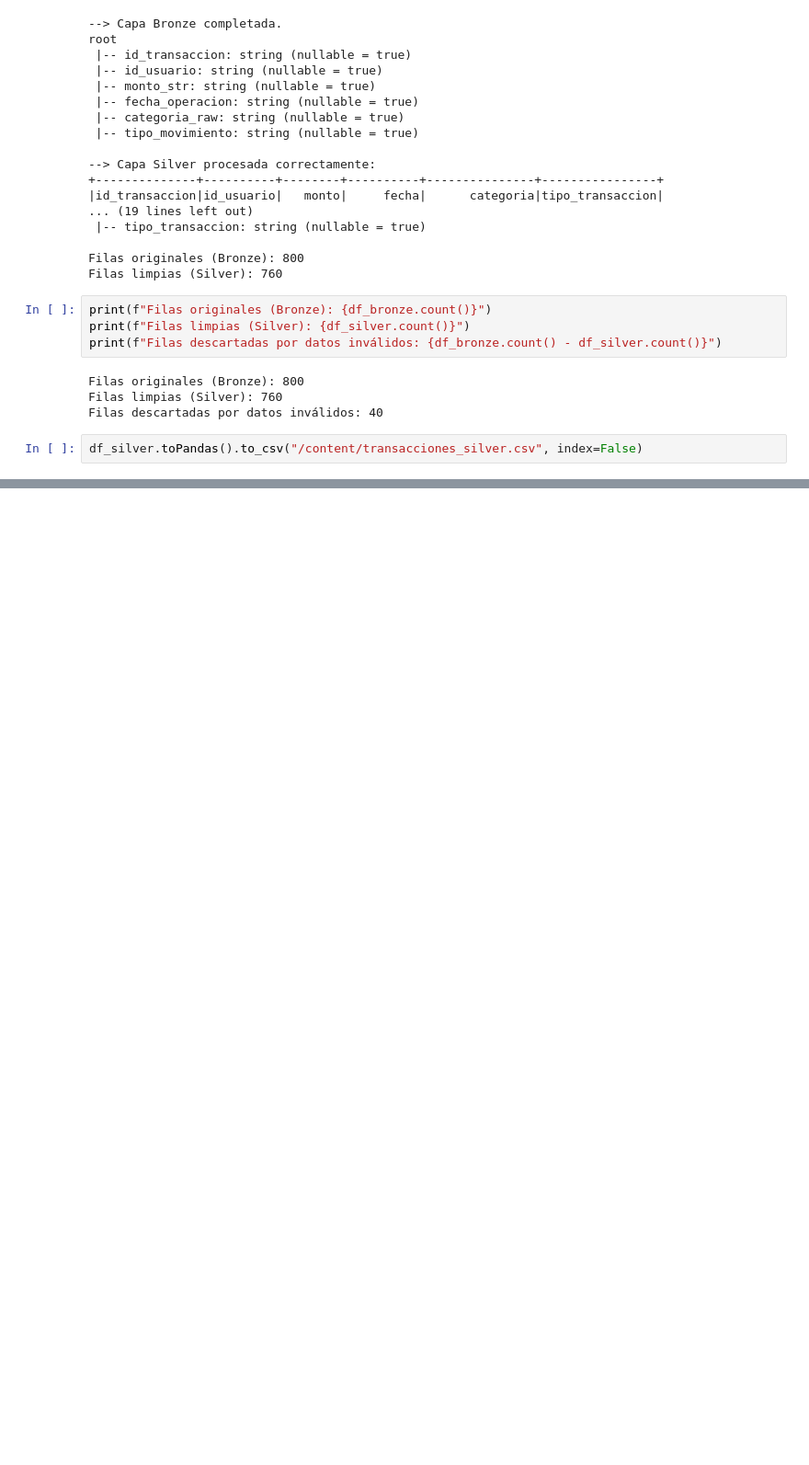
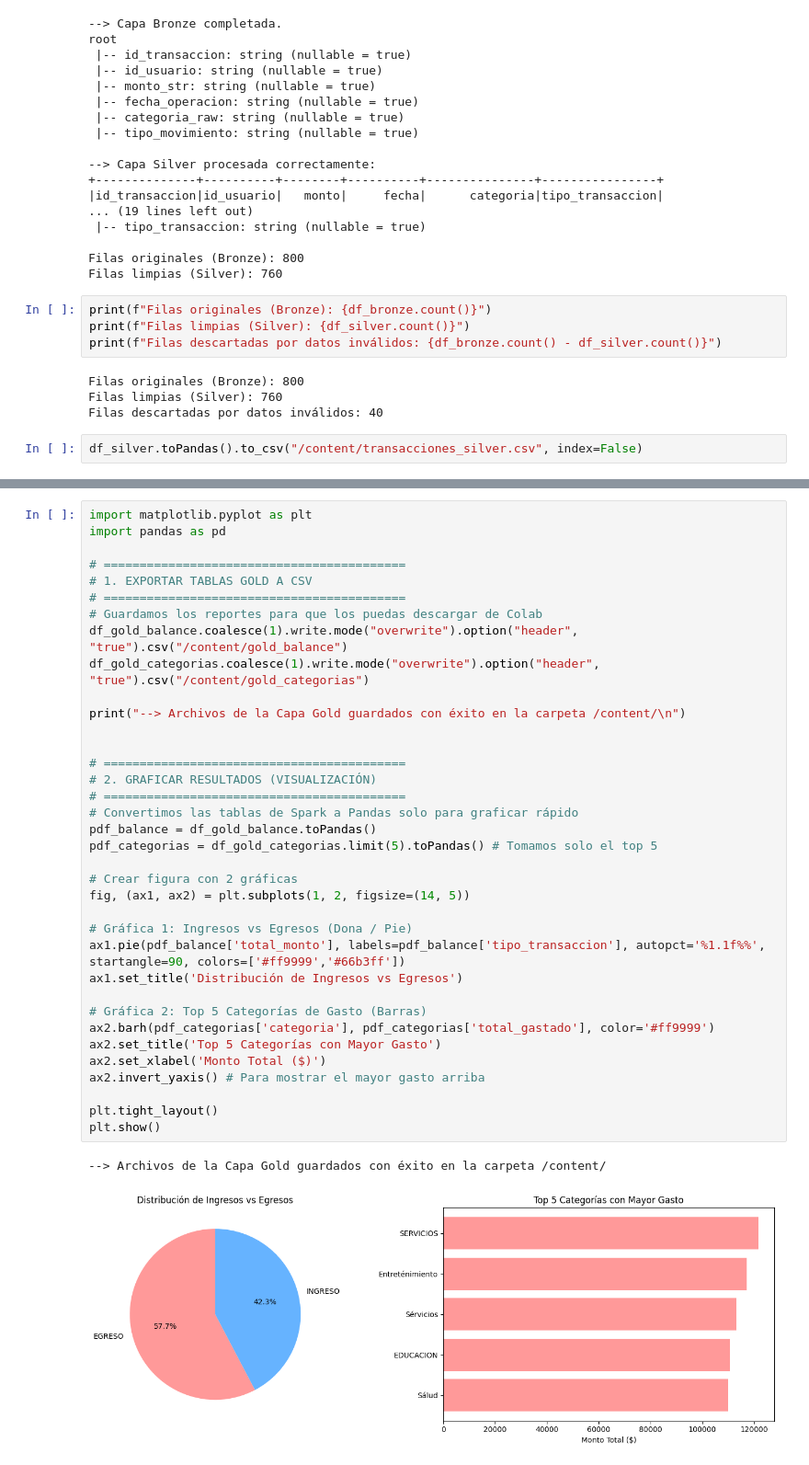
Before and after one commit to DiegoiDavid/Gemelo-Digital-Data-Engineering, a Jupyter notebook: Untitled3.ipynb, the cells around one changed output, grey strips where cells are left out. Shown at 92% size. Saved outputs shown, nothing was run; the diff lists cells and outputs as text; blank space fills up the shorter version.

Commit message:
Creado con Colab...

```diff
--- a/Untitled3.ipynb
+++ b/Untitled3.ipynb
@@ -131,0 +188,39 @@ df_silver.toPandas().to_csv("/content/transacciones_silver.csv", index=False)
+# %%
+import matplotlib.pyplot as plt
+import pandas as pd
+
+# ==========================================
+# 1. EXPORTAR TABLAS GOLD A CSV
+# ==========================================
+# Guardamos los reportes para que los puedas descargar de Colab
+df_gold_balance.coalesce(1).write.mode("overwrite").option("header", "true").csv("/content/gold_balance")
+df_gold_categorias.coalesce(1).write.mode("overwrite").option("header", "true").csv("/content/gold_categorias")
+
+print("--> Archivos de la Capa Gold guardados con éxito en la carpeta /content/\n")
+
+
+# ==========================================
+# 2. GRAFICAR RESULTADOS (VISUALIZACIÓN)
+# ==========================================
+# Convertimos las tablas de Spark a Pandas solo para graficar rápido
+pdf_balance = df_gold_balance.toPandas()
+pdf_categorias = df_gold_categorias.limit(5).toPandas() # Tomamos solo el top 5
+
+# Crear figura con 2 gráficas
+fig, (ax1, ax2) = plt.subplots(1, 2, figsize=(14, 5))
+
+# Gráfica 1: Ingresos vs Egresos (Dona / Pie)
+ax1.pie(pdf_balance['total_monto'], labels=pdf_balance['tipo_transaccion'], autopct='%1.1f%%', startangle=90, colors=['#ff9999','#66b3ff'])
+ax1.set_title('Distribución de Ingresos vs Egresos')
+
+# Gráfica 2: Top 5 Categorías de Gasto (Barras)
+ax2.barh(pdf_categorias['categoria'], pdf_categorias['total_gastado'], color='#ff9999')
+ax2.set_title('Top 5 Categorías con Mayor Gasto')
+ax2.set_xlabel('Monto Total ($)')
+ax2.invert_yaxis() # Para mostrar el mayor gasto arriba
+
+plt.tight_layout()
+plt.show()
+# %% [output]
+--> Archivos de la Capa Gold guardados con éxito en la carpeta /content/
+[figure, added]
```
Also changed, not shown: parts of 1 cell of this notebook.
